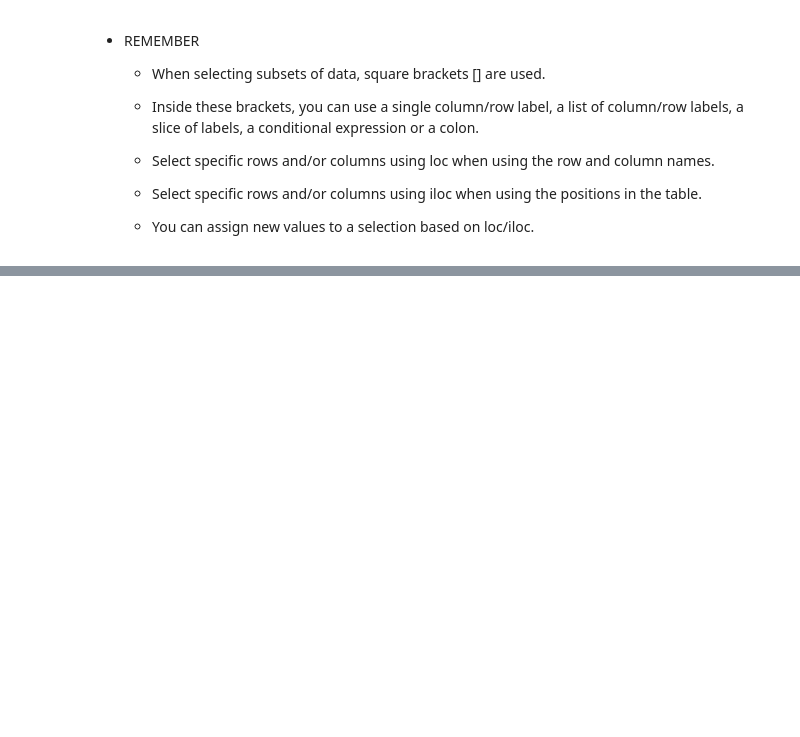
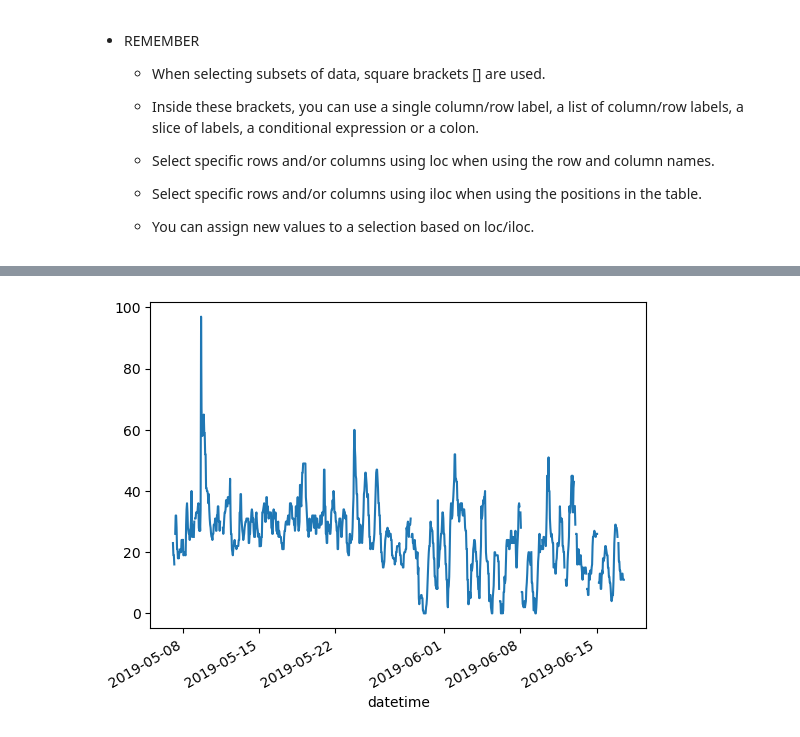
Before and after one commit to Jrana1/myCoolDataScienceLearning, a Jupyter notebook: pandas/IntroToPandas.ipynb, the cells around one changed output, grey strips where cells are left out. Saved outputs shown, nothing was run; the diff lists cells and outputs as text; code cells hidden in the pictures; blank space fills up the shorter version.

```diff
--- a/pandas/IntroToPandas.ipynb
+++ b/pandas/IntroToPandas.ipynb
@@ -364,0 +397,5 @@ titanic_df[["Name", "Sex"]].head()
+# %%
+air_df['station_london'].plot()
+plt.show()
+# %% [output]
+[figure, added]
```
Also changed, not shown: parts of 7 cells of this notebook, 1 other file.
